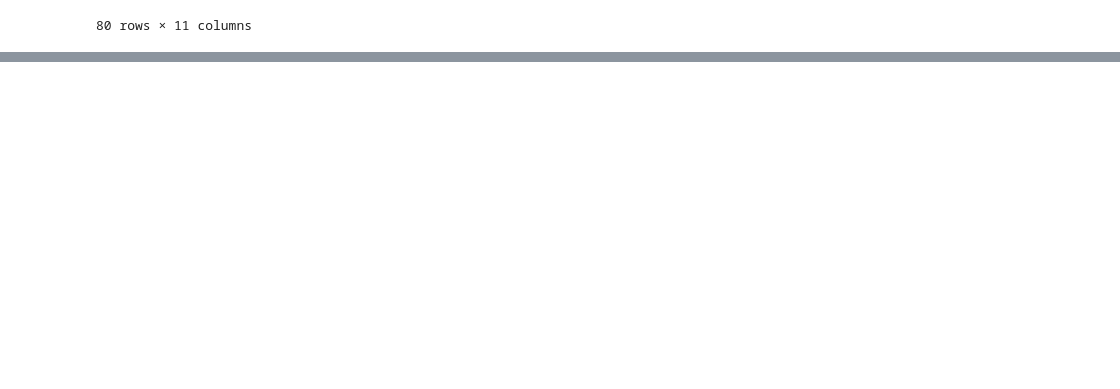
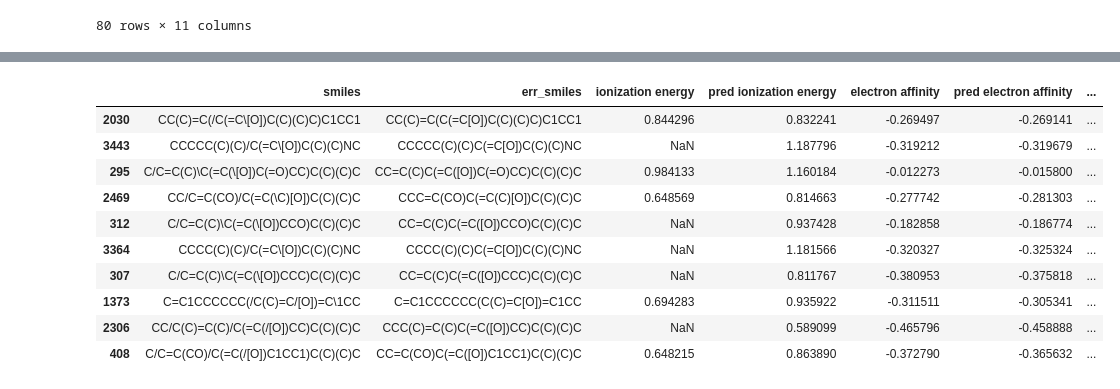
Before and after one commit to NREL/rlmolecule, a Jupyter notebook: stable_radical_optimization/plot_dft_confirmation.ipynb, the cells around one changed output, grey strips where cells are left out. Drawn from its saved outputs; the diff is of its cells as text; code cells hidden in the pictures; blank space fills up the shorter version.

```diff
--- a/stable_radical_optimization/plot_dft_confirmation.ipynb
+++ b/stable_radical_optimization/plot_dft_confirmation.ipynb
@@ -457,0 +503,14 @@ show_png(d.GetDrawingText())
+# %%
+keto_radical.reindex(keto_radical['err electron affinity'].abs().sort_values().index).head(10)
+# %% [output]
+|  | smiles | err_smiles | ionization energy | pred ionization energy | electron affinity | pred electron affinity | ... |
+| 2030 | CC(C)=C(/C(=C\[O])C(C)(C)C)C1CC1 | CC(C)=C(C(=C[O])C(C)(C)C)C1CC1 | 0.844296 | 0.832241 | -0.269497 | -0.269141 | ... |
+| 3443 | CCCCC(C)(C)/C(=C\[O])C(C)(C)NC | CCCCC(C)(C)C(=C[O])C(C)(C)NC | NaN | 1.187796 | -0.319212 | -0.319679 | ... |
+| 295 | C/C=C(C)\C(=C(\[O])C(=O)CC)C(C)(C)C | CC=C(C)C(=C([O])C(=O)CC)C(C)(C)C | 0.984133 | 1.160184 | -0.012273 | -0.015800 | ... |
+| 2469 | CC/C=C(CO)/C(=C(\C)[O])C(C)(C)C | CCC=C(CO)C(=C(C)[O])C(C)(C)C | 0.648569 | 0.814663 | -0.277742 | -0.281303 | ... |
+| 312 | C/C=C(C)\C(=C(\[O])CCO)C(C)(C)C | CC=C(C)C(=C([O])CCO)C(C)(C)C | NaN | 0.937428 | -0.182858 | -0.186774 | ... |
+| 3364 | CCCC(C)(C)/C(=C\[O])C(C)(C)NC | CCCC(C)(C)C(=C[O])C(C)(C)NC | NaN | 1.181566 | -0.320327 | -0.325324 | ... |
+| 307 | C/C=C(C)\C(=C(\[O])CCC)C(C)(C)C | CC=C(C)C(=C([O])CCC)C(C)(C)C | NaN | 0.811767 | -0.380953 | -0.375818 | ... |
+| 1373 | C=C1CCCCCC(/C(C)=C/[O])=C\1CC | C=C1CCCCCC(C(C)=C[O])=C1CC | 0.694283 | 0.935922 | -0.311511 | -0.305341 | ... |
+| 2306 | CC/C(C)=C(C)/C(=C(/[O])CC)C(C)(C)C | CCC(C)=C(C)C(=C([O])CC)C(C)(C)C | NaN | 0.589099 | -0.465796 | -0.458888 | ... |
+| 408 | C/C=C(CO)/C(=C(/[O])C1CC1)C(C)(C)C | CC=C(CO)C(=C([O])C1CC1)C(C)(C)C | 0.648215 | 0.863890 | -0.372790 | -0.365632 | ... |
```
Also changed, not shown: parts of 9 cells of this notebook.
